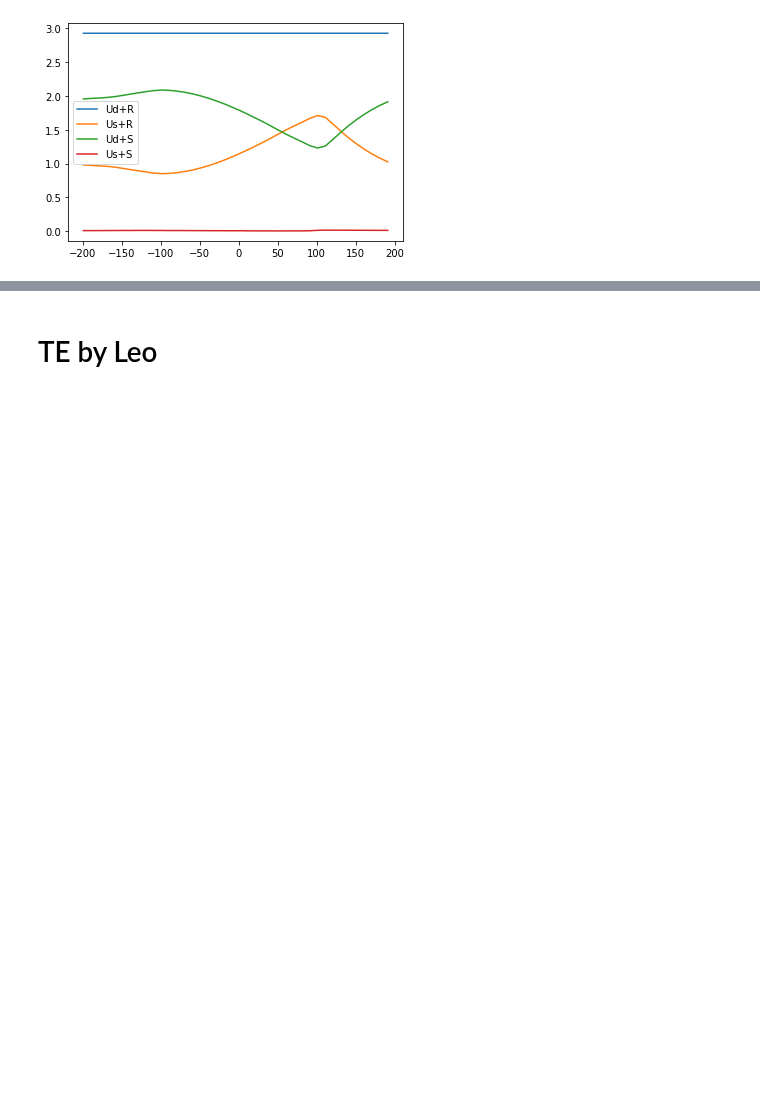
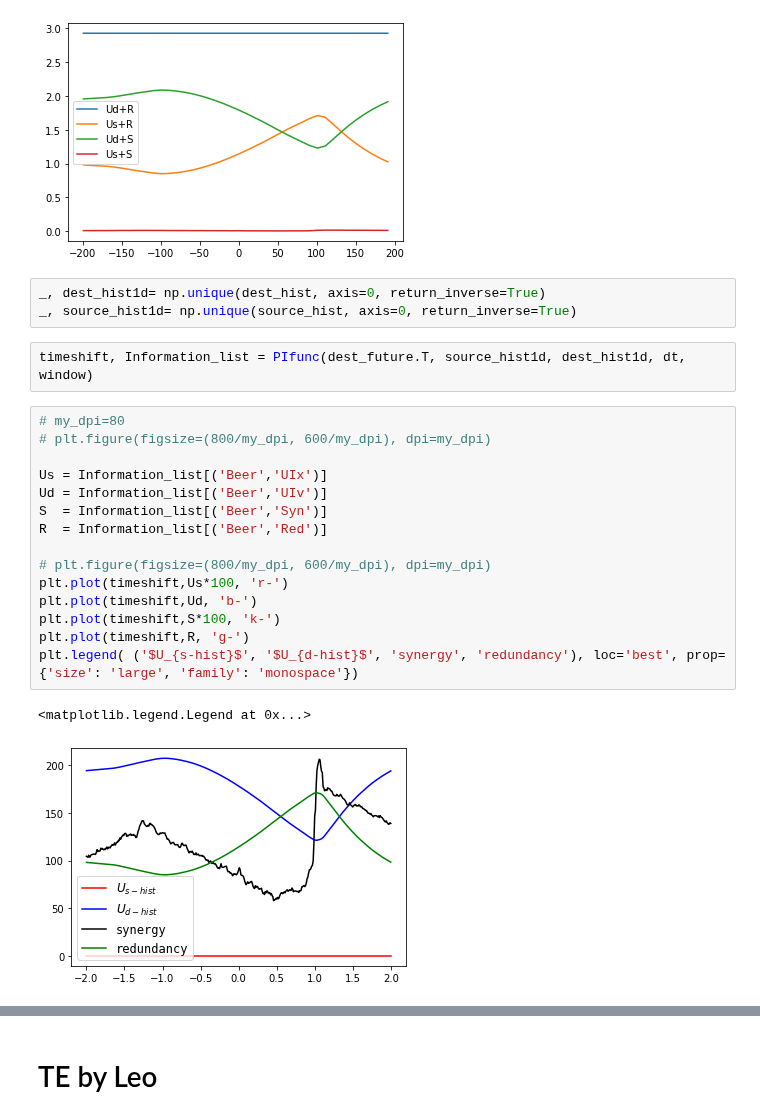
Before and after one commit to llincooi/retina_python, a Jupyter notebook: aid_zebrafish/LR_PID_02_Henry_long_hist_len.ipynb, the cells around one changed output, grey strips where cells are left out. Drawn from its saved outputs; the diff is of its cells as text; blank space fills up the shorter version.

```diff
--- a/aid_zebrafish/LR_PID_02_Henry_long_hist_len.ipynb
+++ b/aid_zebrafish/LR_PID_02_Henry_long_hist_len.ipynb
@@ -476,3 +476,26 @@ plt.legend()
 # %% [output]
 <matplotlib.legend.Legend at 0x...>
 [figure]
+# %%
+_, dest_hist1d= np.unique(dest_hist, axis=0, return_inverse=True)
+_, source_hist1d= np.unique(source_hist, axis=0, return_inverse=True)
+# %%
+timeshift, Information_list = PIfunc(dest_future.T, source_hist1d, dest_hist1d, dt, window)
+# %%
+# my_dpi=80
+# plt.figure(figsize=(800/my_dpi, 600/my_dpi), dpi=my_dpi)
+
+Us = Information_list[('Beer','UIx')]
+Ud = Information_list[('Beer','UIv')]
+S  = Information_list[('Beer','Syn')]
+R  = Information_list[('Beer','Red')]
+
+# plt.figure(figsize=(800/my_dpi, 600/my_dpi), dpi=my_dpi)
+plt.plot(timeshift,Us*100, 'r-')
+plt.plot(timeshift,Ud, 'b-')
+plt.plot(timeshift,S*100, 'k-')
+plt.plot(timeshift,R, 'g-')
+plt.legend( ('$U_{s-hist}$', '$U_{d-hist}$', 'synergy', 'redundancy'), loc='best', prop={'size': 'large', 'family': 'monospace'})
+# %% [output]
+<matplotlib.legend.Legend at 0x...>
+[figure, added]
```
Also changed, not shown: parts of 1 cell of this notebook, 1 other file.
